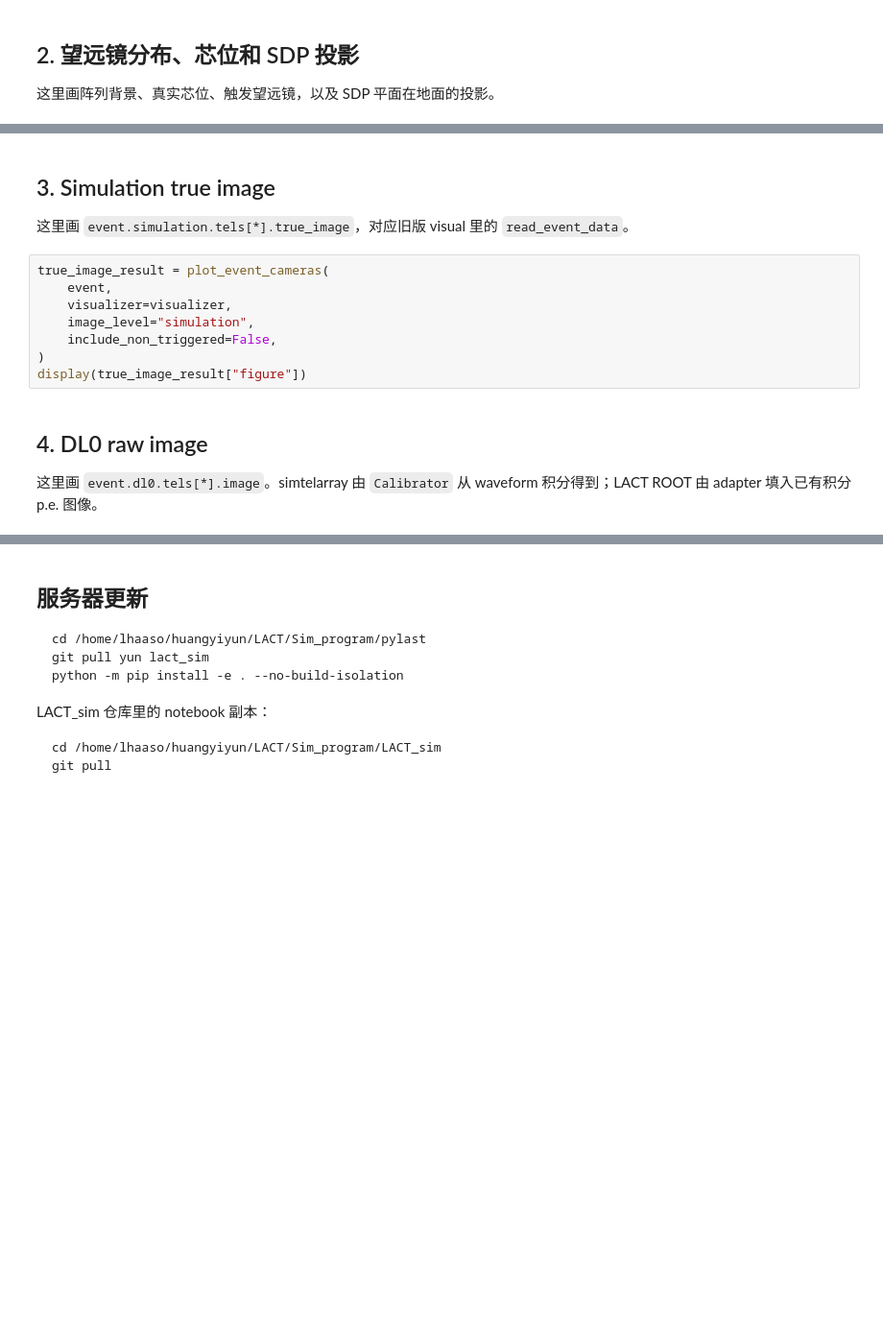
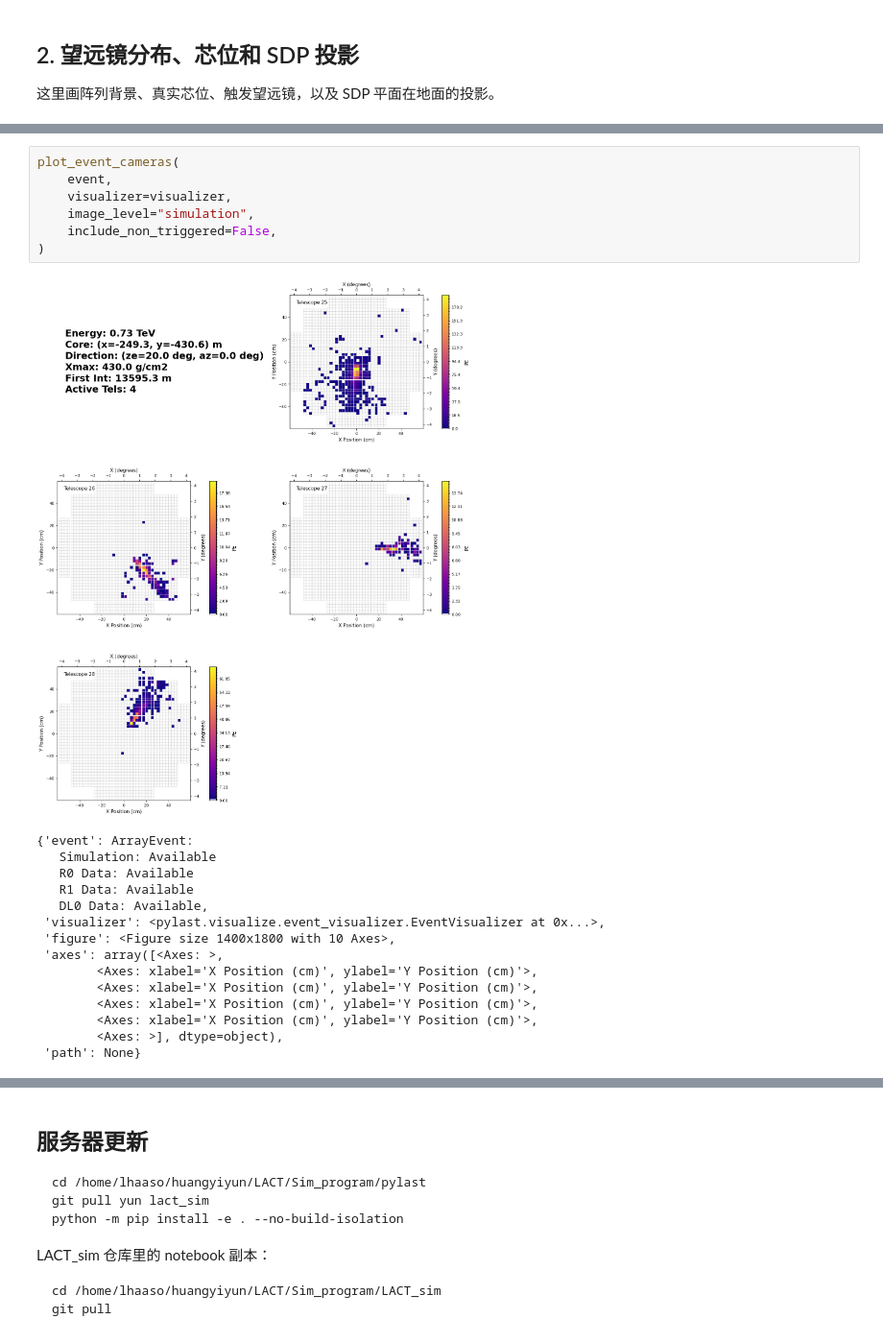
Before and after one commit to zhipzhang/pylast, a Jupyter notebook: notebooks/lact_sim_root_quicklook.ipynb, the cells around one changed output, grey strips where cells are left out. Shown at 96% size. Saved outputs shown, nothing was run; the diff lists cells and outputs as text; blank space fills up the shorter version.

```diff
--- a/notebooks/lact_sim_root_quicklook.ipynb
+++ b/notebooks/lact_sim_root_quicklook.ipynb
@@ -164,16 +234,23 @@ display(sdp_result["figure"])
-# %% [markdown]
-## 3. Simulation true image
-
-这里画 `event.simulation.tels[*].true_image`，对应旧版 visual 里的 `read_event_data`。
 # %%
-true_image_result = plot_event_cameras(
+plot_event_cameras(
     event,
     visualizer=visualizer,
     image_level="simulation",
     include_non_triggered=False,
 )
-display(true_image_result["figure"])
+# %% [output]
+[figure, added]
+{'event': ArrayEvent:
+   Simulation: Available
+   R0 Data: Available
+   R1 Data: Available
+   DL0 Data: Available,
+ 'visualizer': <pylast.visualize.event_visualizer.EventVisualizer at 0x...>,
+ 'figure': <Figure size 1400x1800 with 10 Axes>,
+ 'axes': array([<Axes: >,
+        <Axes: xlabel='X Position (cm)', ylabel='Y Position (cm)'>,
+        <Axes: xlabel='X Position (cm)', ylabel='Y Position (cm)'>,
+        <Axes: xlabel='X Position (cm)', ylabel='Y Position (cm)'>,
+        <Axes: xlabel='X Position (cm)', ylabel='Y Position (cm)'>,
+        <Axes: >], dtype=object),
+ 'path': None}
-# %% [markdown]
-## 4. DL0 raw image
-
-这里画 `event.dl0.tels[*].image`。simtelarray 由 `Calibrator` 从 waveform 积分得到；LACT ROOT 由 adapter 填入已有积分 p.e. 图像。
```
Also changed, not shown: parts of 19 cells of this notebook.
